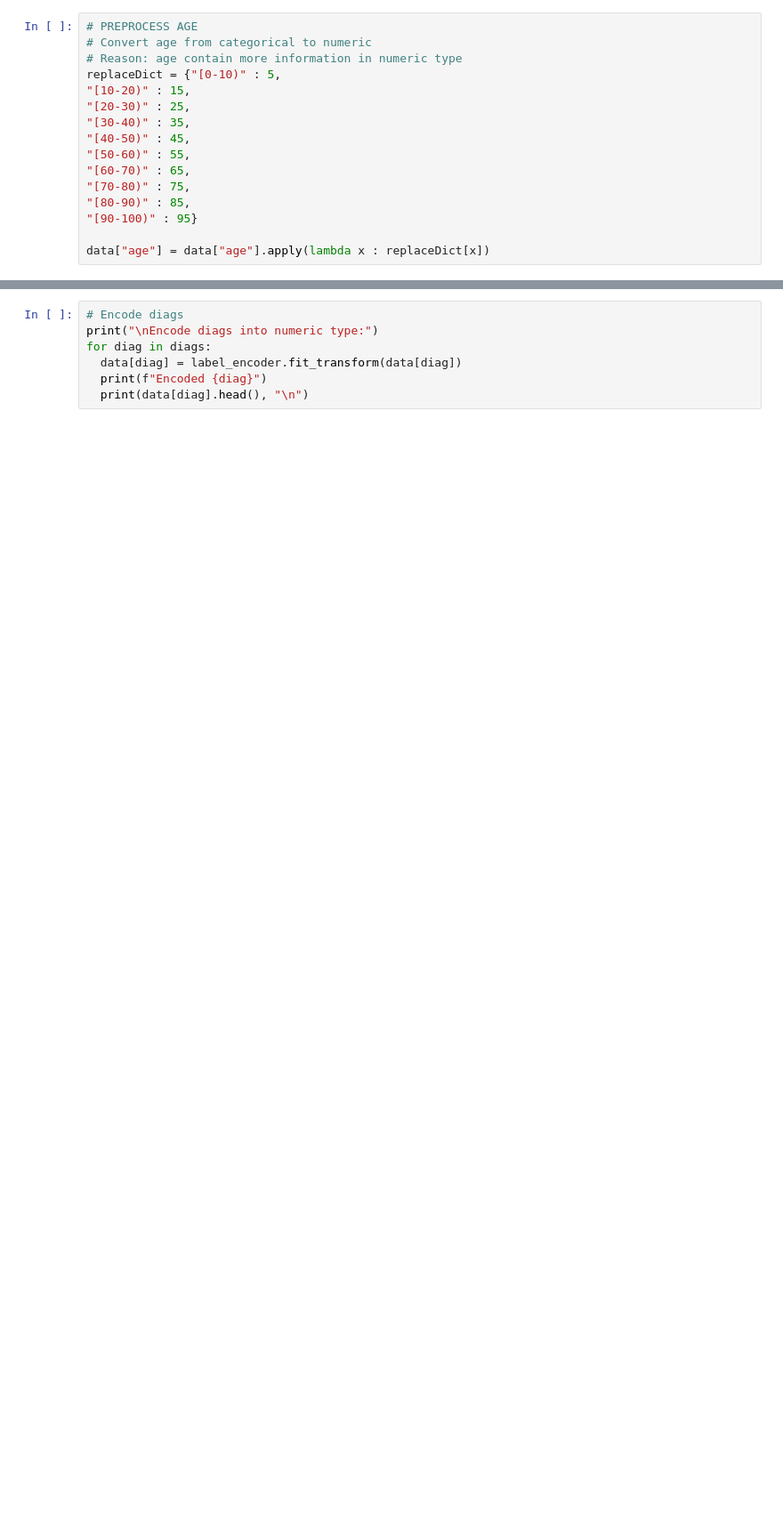
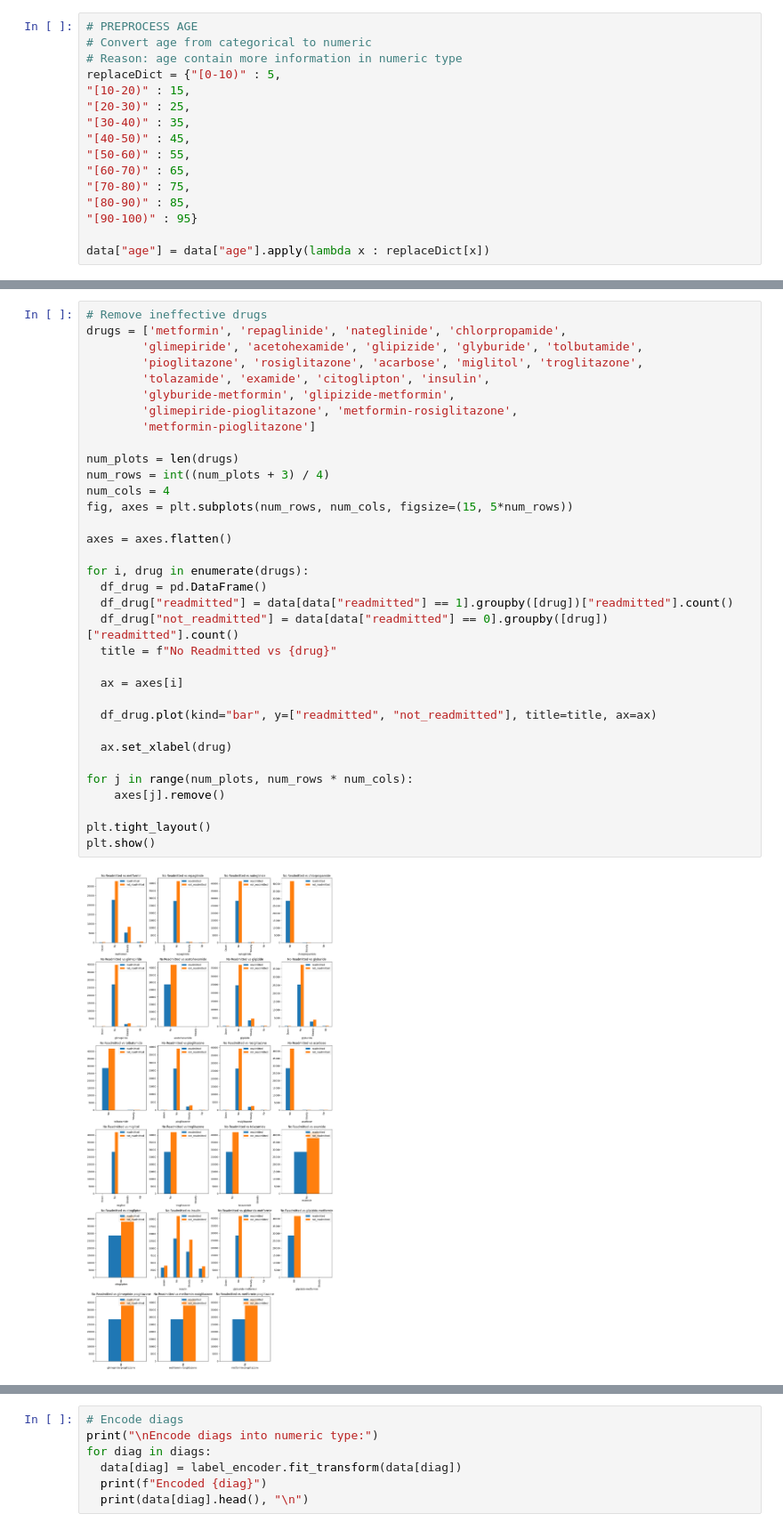
Before and after one commit to minhngo3818/cs178-diabetes-project, a Jupyter notebook: cleaner_2nd.ipynb, the cells around one changed output, grey strips where cells are left out. Shown at 89% size. Cells and saved outputs as stored; diff of their text form; blank space fills up the shorter version.

```diff
--- a/cleaner_2nd.ipynb
+++ b/cleaner_2nd.ipynb
@@ -152,0 +291,36 @@ data.head()
+# %%
+# Remove ineffective drugs
+drugs = ['metformin', 'repaglinide', 'nateglinide', 'chlorpropamide',
+        'glimepiride', 'acetohexamide', 'glipizide', 'glyburide', 'tolbutamide',
+        'pioglitazone', 'rosiglitazone', 'acarbose', 'miglitol', 'troglitazone',
+        'tolazamide', 'examide', 'citoglipton', 'insulin',
+        'glyburide-metformin', 'glipizide-metformin',
+        'glimepiride-pioglitazone', 'metformin-rosiglitazone',
+        'metformin-pioglitazone']
+
+num_plots = len(drugs)
+num_rows = int((num_plots + 3) / 4)
+num_cols = 4
+fig, axes = plt.subplots(num_rows, num_cols, figsize=(15, 5*num_rows))
+
+axes = axes.flatten()
+
+for i, drug in enumerate(drugs):
+  df_drug = pd.DataFrame()
+  df_drug["readmitted"] = data[data["readmitted"] == 1].groupby([drug])["readmitted"].count()
+  df_drug["not_readmitted"] = data[data["readmitted"] == 0].groupby([drug])["readmitted"].count()
+  title = f"No Readmitted vs {drug}"
+
+  ax = axes[i]
+
+  df_drug.plot(kind="bar", y=["readmitted", "not_readmitted"], title=title, ax=ax)
+
+  ax.set_xlabel(drug)
+
+for j in range(num_plots, num_rows * num_cols):
+    axes[j].remove()
+
+plt.tight_layout()
+plt.show()
+# %% [output]
+[figure, added]
```
Also changed, not shown: parts of 29 cells of this notebook, 1 other file.
